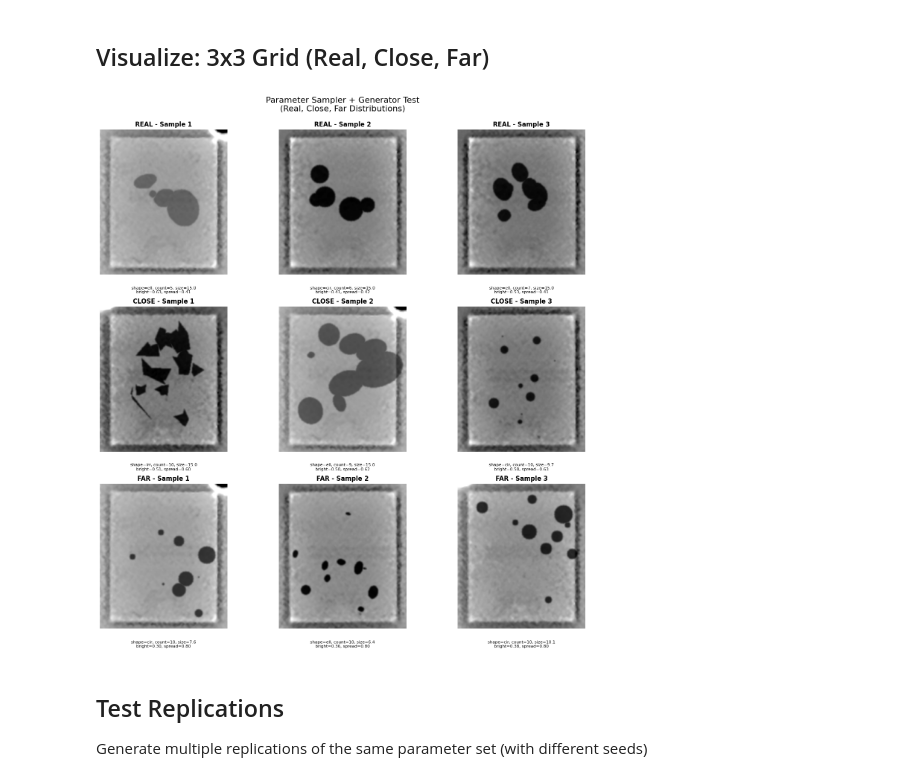
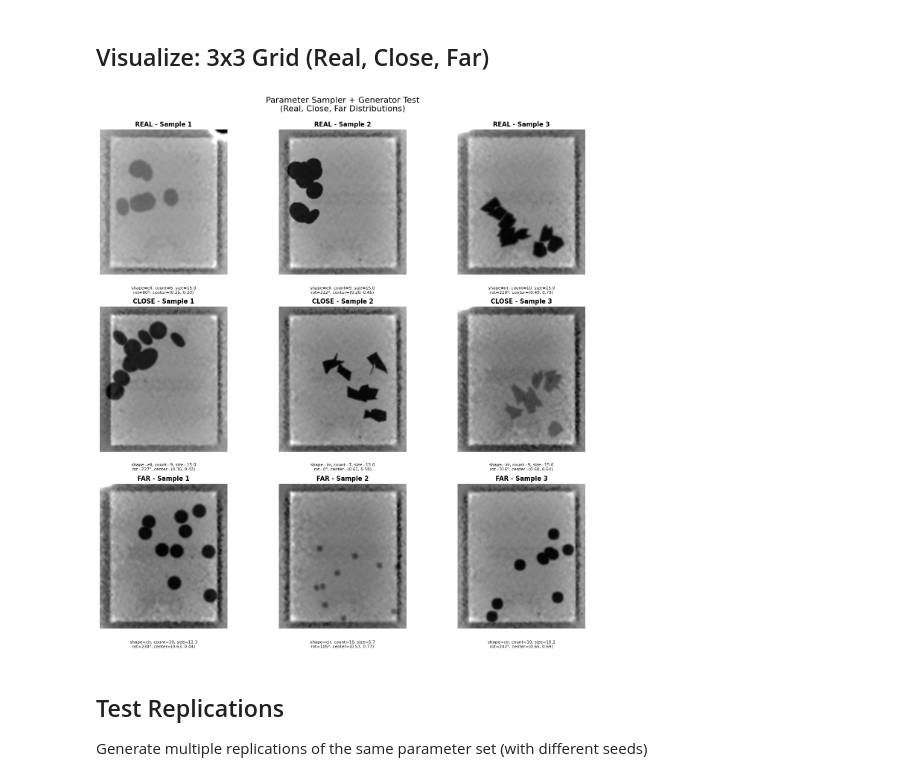
Before and after one commit to tensorleap/synthetic-data-optimizer, a Jupyter notebook: notebooks/test_sampler_generator.ipynb, the cells around one changed output. Drawn from its saved outputs; the diff is of its cells as text; code cells hidden in the pictures.

```diff
--- a/notebooks/test_sampler_generator.ipynb
+++ b/notebooks/test_sampler_generator.ipynb
@@ -117,30 +115,30 @@ Generated 9 images
 # %%
 fig, axes = plt.subplots(3, 3, figsize=(15, 15))
 fig.suptitle('Parameter Sampler + Generator Test\n(Real, Close, Far Distributions)', fontsize=16, y=0.995)
 
 for idx, (ax, (dist_type, img)) in enumerate(zip(axes.flat, images)):
     ax.imshow(img, cmap='gray')
 
     # Get row and column for labeling
     row = idx // 3
     col = idx % 3
 
     # Title with distribution type and sample number
     dist_labels = {0: 'REAL', 1: 'CLOSE', 2: 'FAR'}
     title = f"{dist_labels[row]} - Sample {col+1}"
     ax.set_title(title, fontsize=12, fontweight='bold')
 
-    # Add parameter summary
+    # Add parameter summary (using new parameter schema)
     params = metadata_list[idx]['params']
-    info_text = f"shape={params['void_shape'][:3]}, count={params['void_count']}, size={params['base_size']:.1f}\nbright={params['brightness_factor']:.2f}, spread={params['position_spread']:.2f}"
+    info_text = f"shape={params['void_shape'][:3]}, count={params['void_count']}, size={params['base_size']:.1f}\nrot={params['rotation']:.0f}°, center=({params['center_x']:.2f}, {params['center_y']:.2f})"
     ax.text(0.5, -0.08, info_text, transform=ax.transAxes,
             fontsize=8, ha='center', va='top')
     ax.axis('off')
 
 plt.tight_layout()
 plt.show()
 # %% [output]
-[figure, old version]
+[figure, new version]
 # %% [markdown]
 ## Test Replications
 
```
Also changed, not shown: parts of 7 cells of this notebook, 5 other files.
